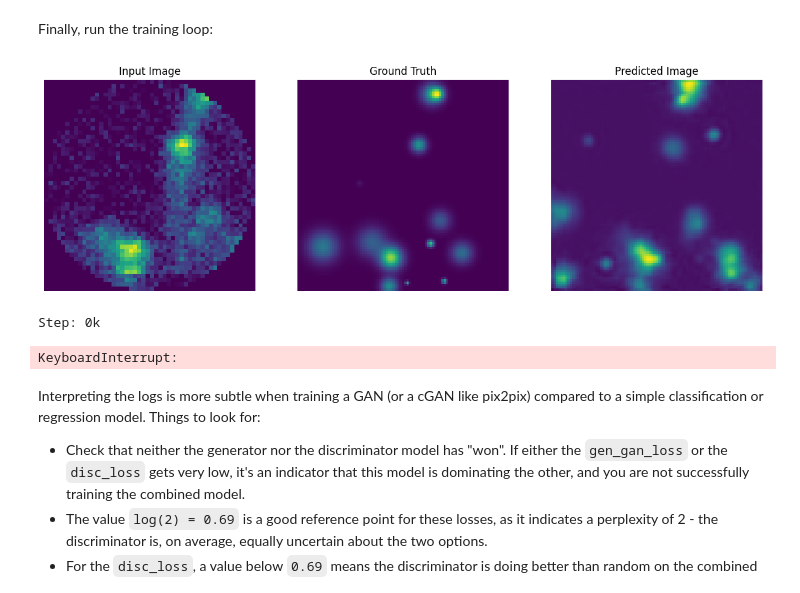
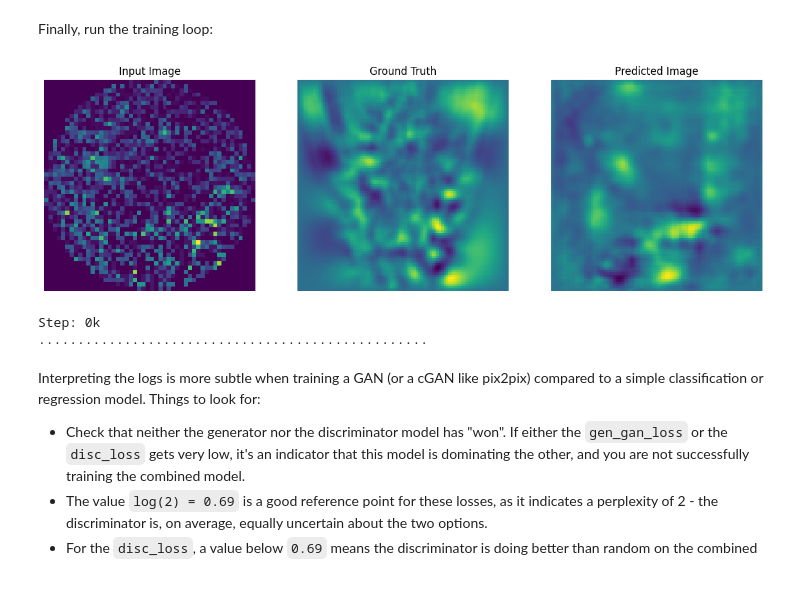
Before and after one commit to makimitsu/test-open, a Jupyter notebook: Soft X-ray/Machine_Learning/code/data2data_everything.ipynb, the cells around one changed output. Cells and saved outputs as stored; diff of their text form; code cells hidden in the pictures.

```diff
--- a/Soft X-ray/Machine_Learning/code/data2data_everything.ipynb
+++ b/Soft X-ray/Machine_Learning/code/data2data_everything.ipynb
@@ -176,17 +181,17 @@ train_real_dataset = tf.data.Dataset.from_tensor_slices([str(f) for f in train_r
 
 train_dataset = tf.data.Dataset.zip((train_input_dataset, train_real_dataset))
 
-if datasettype == 0:
-    train_dataset = train_dataset.map(load_data, num_parallel_calls=tf.data.AUTOTUNE)
-elif datasettype == 1:
-    for i in range(4):
-        train_dataset = train_dataset.map(load_data, num_parallel_calls=tf.data.AUTOTUNE)
+train_dataset = train_dataset.map(load_data, num_parallel_calls=tf.data.AUTOTUNE)
 
 train_dataset = train_dataset.shuffle(BUFFER_SIZE)
 train_dataset = train_dataset.batch(BATCH_SIZE)
 # %%
-test_input_files = get_sorted_file_list(PATH_phantom / 'withnoise_images', 'image_4[0-9][0-9][0-9].mat')
-test_real_files = get_sorted_file_list(PATH_phantom / 'initial_images', 'image_4[0-9][0-9][0-9].mat')
+if datasettype == 0:
+    test_input_files = get_sorted_file_list(PATH_phantom / 'withnoise_images', 'image_4[0-9][0-9][0-9].mat')
+    test_real_files = get_sorted_file_list(PATH_phantom / 'initial_images', 'image_4[0-9][0-9][0-9].mat')
+elif datasettype == 1:
+    test_input_files = get_sorted_file_list(PATH_shot / 'SXR_data/240622', 'shot*/[1-8].mat')
+    test_real_files = get_sorted_file_list(PATH_shot / 'result_matrix/LF_LR/240622', 'shot*/[1-8].mat')
 
 test_input_dataset = tf.data.Dataset.from_tensor_slices([str(f) for f in test_input_files])
 test_real_dataset = tf.data.Dataset.from_tensor_slices([str(f) for f in test_real_files])
@@ -468,6 +473,6 @@ def generate_images(model, test_input, tar):
 # %% [markdown]
 Test the function:
 # %%
-for example_input, example_target in train_dataset.take(1):
+for example_input, example_target in test_dataset.take(1):
   generate_images(generator, example_input, example_target)
 # %% [output]
@@ -619,7 +554,7 @@ def fit(train_ds, test_ds, steps):
 
 
     # Save (checkpoint) the model every 5k steps
-    if (step + 1) % 5000 == 0:
+    if (step + 1) % 500 == 0:
       checkpoint.save(file_prefix=checkpoint_prefix)
 # %% [markdown]
 This training loop saves logs that you can view in TensorBoard to monitor the training progress.
@@ -642,11 +575,11 @@ You can view the [results of a previous run](https://tensorboard.dev/experiment/
 # %% [markdown]
 Finally, run the training loop:
 # %%
-fit(train_dataset, test_dataset, steps=100000)
+fit(train_dataset, test_dataset, steps=500)
 # %% [output]
-[figure, old version]
+[figure, new version]
 Step: 0k
+..................................................
-KeyboardInterrupt:
 # %% [markdown]
 Interpreting the logs is more subtle when training a GAN (or a cGAN like pix2pix) compared to a simple classification or regression model. Things to look for:
 
```
Also changed, not shown: parts of 6 cells of this notebook, 36 other files.
